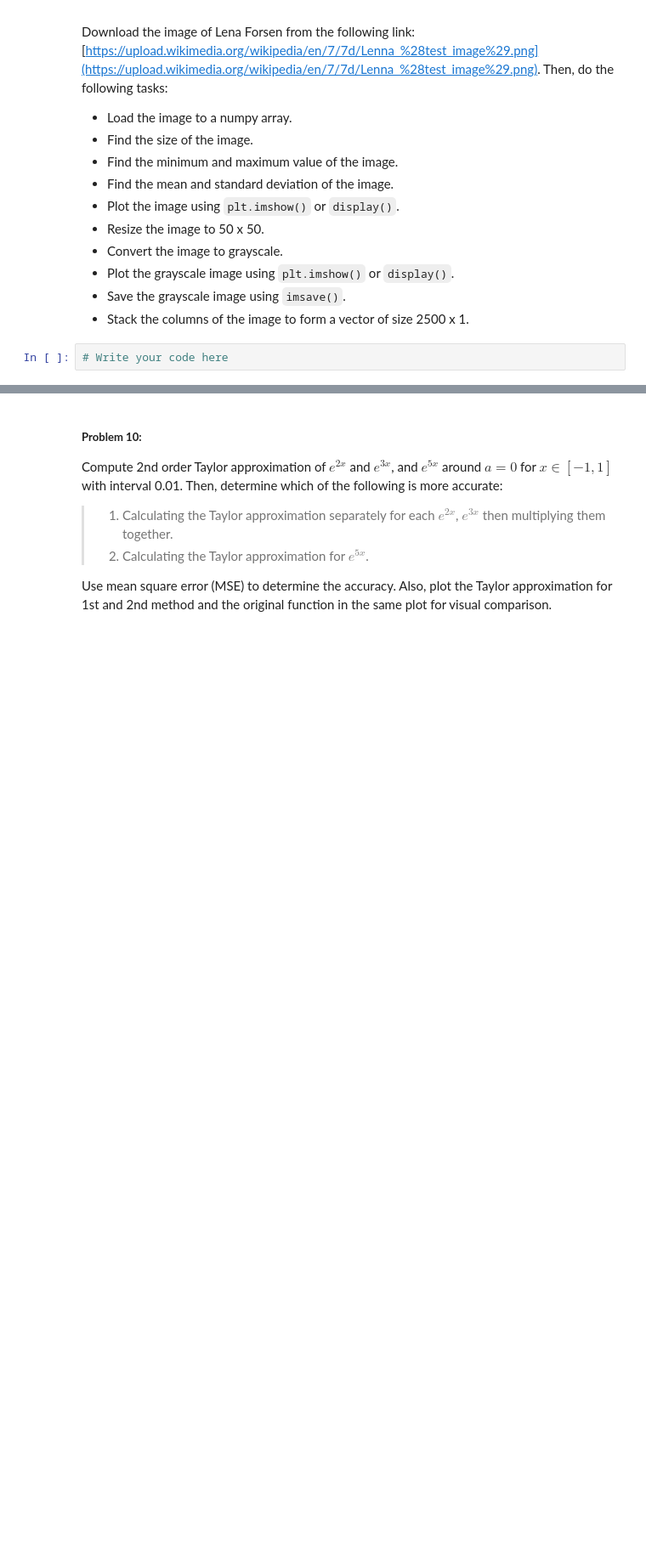
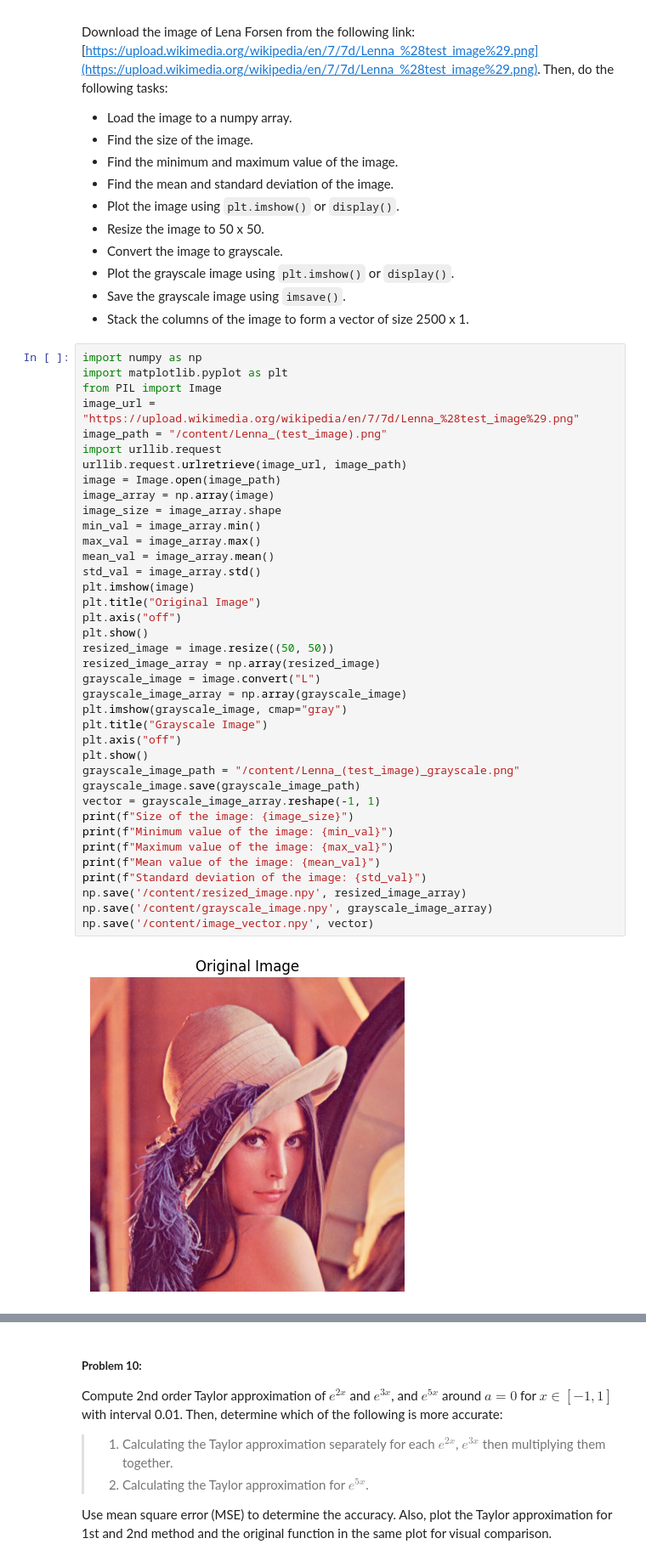
Before and after one commit to fuad0003/Numerical-Methods, a Jupyter notebook: Lab_Assignment_01.ipynb, the cells around one changed output, grey strips where cells are left out. Shown: that part at 85% size. Cells and saved outputs as stored; diff of their text form; blank space fills up the shorter version.

```diff
--- a/Lab_Assignment_01.ipynb
+++ b/Lab_Assignment_01.ipynb
@@ -188,5 +254,43 @@ Download the image of Lena Forsen from the following link: [https://upload.wikim
 *  Plot the grayscale image using `plt.imshow()` or `display()`.
 *  Save the grayscale image using `imsave()`.
 *  Stack the columns of the image to form a vector of size 2500 x 1.
-# %%
-# Write your code here
+# %%
+import numpy as np
+import matplotlib.pyplot as plt
+from PIL import Image
+image_url = "https://upload.wikimedia.org/wikipedia/en/7/7d/Lenna_%28test_image%29.png"
+image_path = "/content/Lenna_(test_image).png"
+import urllib.request
+urllib.request.urlretrieve(image_url, image_path)
+image = Image.open(image_path)
+image_array = np.array(image)
+image_size = image_array.shape
+min_val = image_array.min()
+max_val = image_array.max()
+mean_val = image_array.mean()
+std_val = image_array.std()
+plt.imshow(image)
+plt.title("Original Image")
+plt.axis("off")
+plt.show()
+resized_image = image.resize((50, 50))
+resized_image_array = np.array(resized_image)
+grayscale_image = image.convert("L")
+grayscale_image_array = np.array(grayscale_image)
+plt.imshow(grayscale_image, cmap="gray")
+plt.title("Grayscale Image")
+plt.axis("off")
+plt.show()
+grayscale_image_path = "/content/Lenna_(test_image)_grayscale.png"
+grayscale_image.save(grayscale_image_path)
+vector = grayscale_image_array.reshape(-1, 1)
+print(f"Size of the image: {image_size}")
+print(f"Minimum value of the image: {min_val}")
+print(f"Maximum value of the image: {max_val}")
+print(f"Mean value of the image: {mean_val}")
+print(f"Standard deviation of the image: {std_val}")
+np.save('/content/resized_image.npy', resized_image_array)
+np.save('/content/grayscale_image.npy', grayscale_image_array)
+np.save('/content/image_vector.npy', vector)
+# %% [output]
+[figure, added]
```
Also changed, not shown: parts of 12 cells of this notebook.
